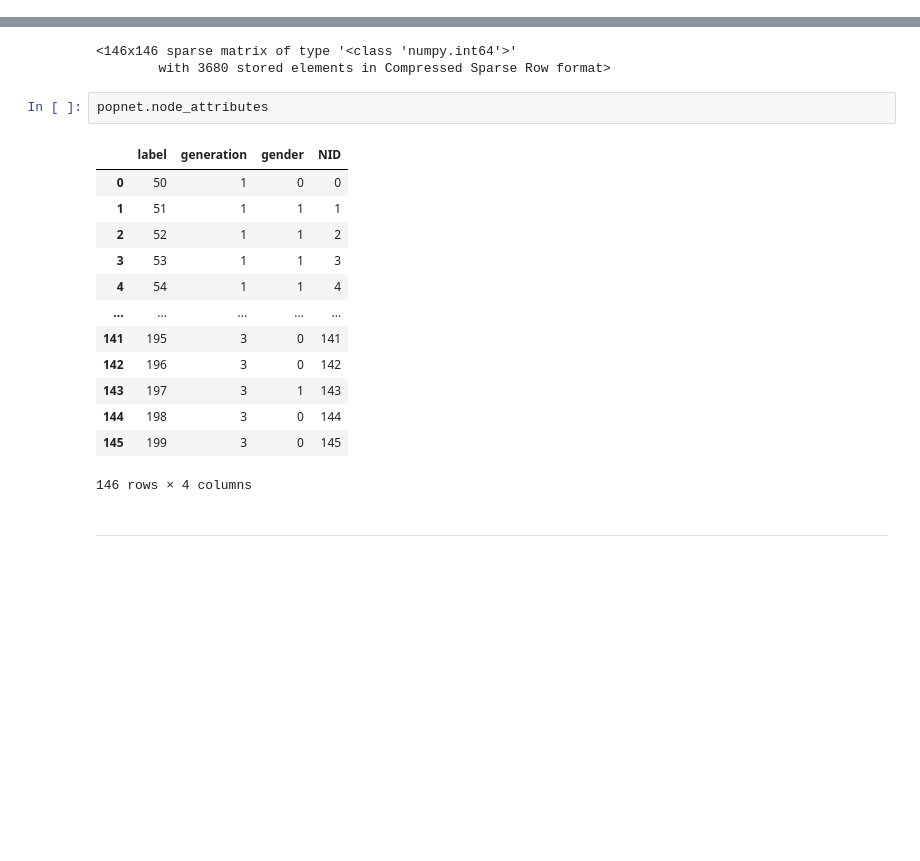
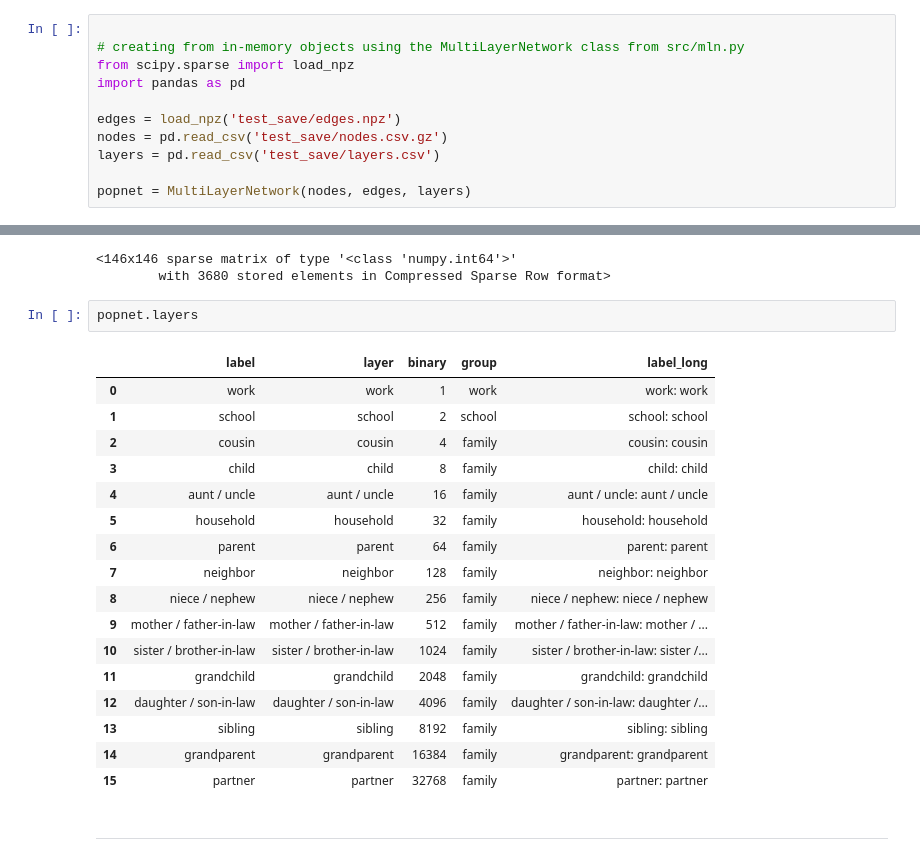
Before and after one commit to popnet-io/popnet_mln, a Jupyter notebook: tutorial/mln_tutorial.ipynb, the cells around one changed output, grey strips where cells are left out. Drawn from its saved outputs; the diff is of its cells as text; blank space fills up the shorter version.

```diff
--- a/tutorial/mln_tutorial.ipynb
+++ b/tutorial/mln_tutorial.ipynb
@@ -18,0 +39,11 @@ popnet = MultiLayeredNetwork(
+# %%
+
+# creating from in-memory objects using the MultiLayerNetwork class from src/mln.py
+from scipy.sparse import load_npz
+import pandas as pd
+
+edges = load_npz('test_save/edges.npz')
+nodes = pd.read_csv('test_save/nodes.csv.gz')
+layers = pd.read_csv('test_save/layers.csv')
+
+popnet = MultiLayerNetwork(nodes, edges, layers)
@@ -22,21 +69,25 @@ popnet.A
 <146x146 sparse matrix of type '<class 'numpy.int64'>'
         with 3680 stored elements in Compressed Sparse Row format>
 # %%
-popnet.node_attributes
+popnet.layers
 # %% [output]
-|  | label | generation | gender | NID |
-| 0 | 50 | 1 | 0 | 0 |
-| 1 | 51 | 1 | 1 | 1 |
-| 2 | 52 | 1 | 1 | 2 |
-| 3 | 53 | 1 | 1 | 3 |
-| 4 | 54 | 1 | 1 | 4 |
-| ... | ... | ... | ... | ... |
-| 141 | 195 | 3 | 0 | 141 |
-| 142 | 196 | 3 | 0 | 142 |
-| 143 | 197 | 3 | 1 | 143 |
-| 144 | 198 | 3 | 0 | 144 |
-| 145 | 199 | 3 | 0 | 145 |
+|  | label | layer | binary | group | label_long |
+| 0 | work | work | 1 | work | work: work |
+| 1 | school | school | 2 | school | school: school |
+| 2 | cousin | cousin | 4 | family | cousin: cousin |
+| 3 | child | child | 8 | family | child: child |
+| 4 | aunt / uncle | aunt / uncle | 16 | family | aunt / uncle: aunt / uncle |
+| 5 | household | household | 32 | family | household: household |
+| 6 | parent | parent | 64 | family | parent: parent |
+| 7 | neighbor | neighbor | 128 | family | neighbor: neighbor |
+| 8 | niece / nephew | niece / nephew | 256 | family | niece / nephew: niece / nephew |
+| 9 | mother / father-in-law | mother / father-in-law | 512 | family | mother / father-in-law: mother / ... |
+| 10 | sister / brother-in-law | sister / brother-in-law | 1024 | family | sister / brother-in-law: sister /... |
+| 11 | grandchild | grandchild | 2048 | family | grandchild: grandchild |
+| 12 | daughter / son-in-law | daughter / son-in-law | 4096 | family | daughter / son-in-law: daughter /... |
+| 13 | sibling | sibling | 8192 | family | sibling: sibling |
+| 14 | grandparent | grandparent | 16384 | family | grandparent: grandparent |
+| 15 | partner | partner | 32768 | family | partner: partner |
-146 rows × 4 columns
 # %% [markdown]
 ---
 # %% [markdown]
```
Also changed, not shown: parts of 40 cells of this notebook, 4 other files.
